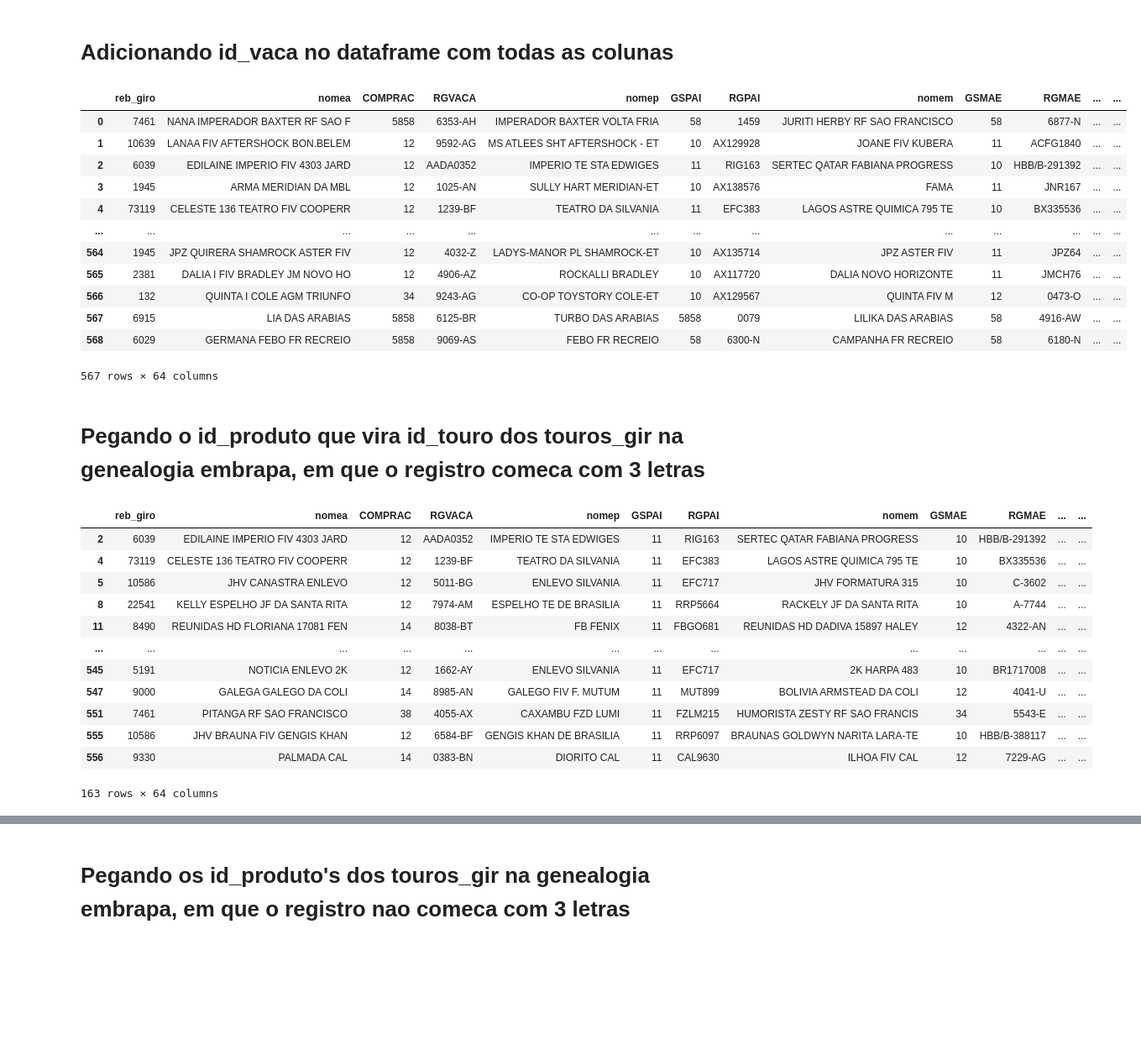
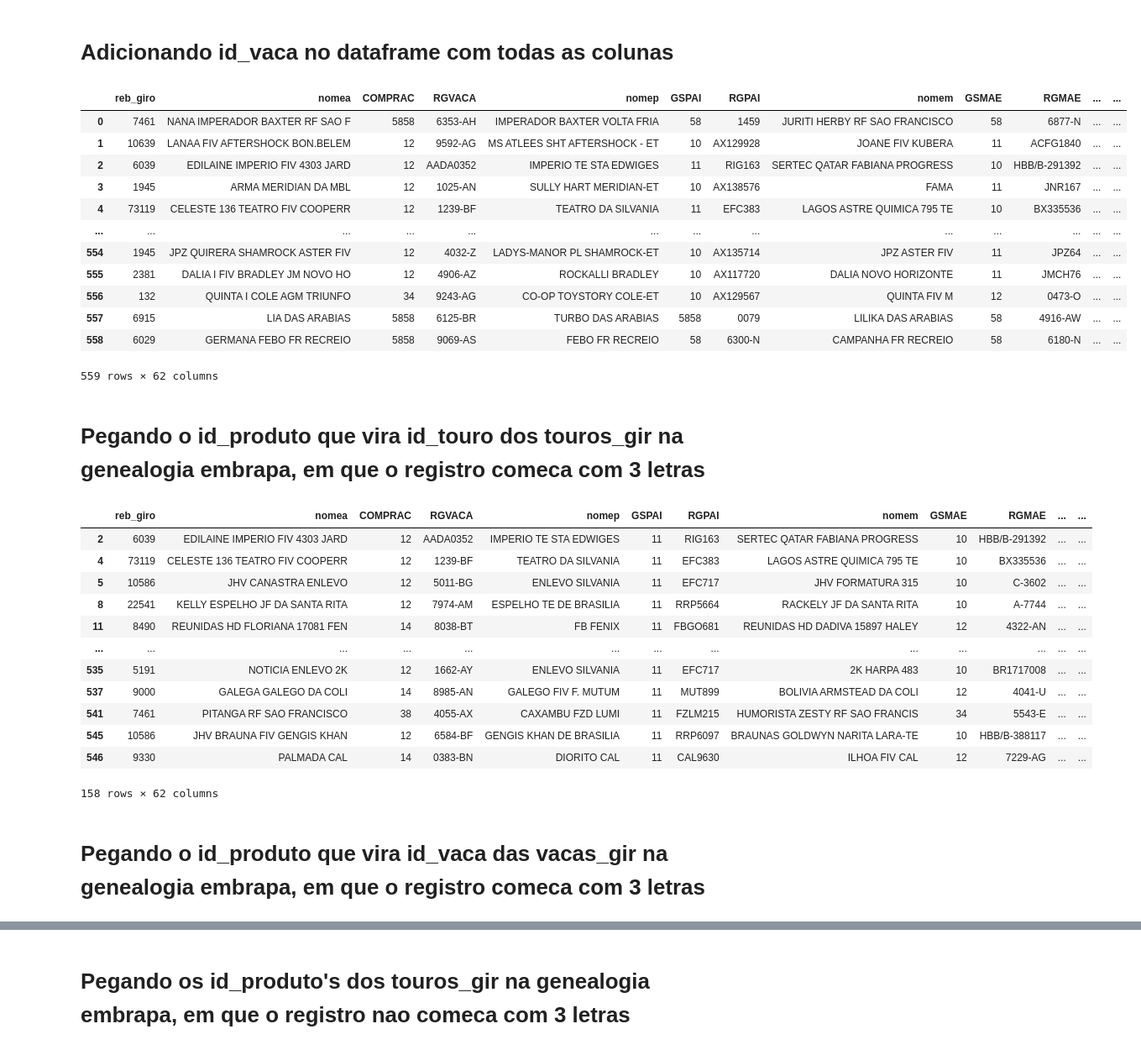
Before and after one commit to macheuz/dados_PNMGL, a Jupyter notebook: criando_id_produto_animais_sem_id.ipynb, the cells around one changed output, grey strips where cells are left out. Shown at 84% size. Drawn from its saved outputs; the diff is of its cells as text; code cells hidden in the pictures; blank space fills up the shorter version.

```diff
--- a/criando_id_produto_animais_sem_id.ipynb
+++ b/criando_id_produto_animais_sem_id.ipynb
@@ -114,0 +120,6 @@ teste
+# %%
+df_animais_sem_id_completo = df_animais_sem_id_completo.rename(columns={'id_produto_drop':'id_touro'})
+df_animais_sem_id_completo = df_animais_sem_id_completo.rename(columns={'id_produto_tes':'id_vaca'})
+df_animais_sem_id_completo = df_animais_sem_id_completo.drop(columns='IDANIMAL_drop')
+df_animais_sem_id_completo = df_animais_sem_id_completo.drop(columns='IDANIMAL_tes')
+df_animais_sem_id_completo
@@ -117,5 +142,5 @@ teste
 # %%
-df_id_touro = pd.merge(df_todas_colunas, df_genealogia_embrapa[['id_produto', 'cod_prod']], left_on=['cod_pai'], right_on=['cod_prod'], suffixes=('', '_drop'))
+df_id_touro = pd.merge(df_animais_sem_id_completo, df_genealogia_embrapa[['id_produto', 'cod_prod']], left_on=['cod_pai'], right_on=['cod_prod'], suffixes=('', '_drop'))
 df_id_touro
 # %% [output]
 |  | reb_giro | nomea | COMPRAC | RGVACA | nomep | GSPAI | RGPAI | nomem | GSMAE | RGMAE | ... | ... |
@@ -134,10 +159,11 @@ df_id_touro
 # %% [markdown]
 # Adicionando o id_touro no dataframe com todas as colunas pelo id_animal
 # %%
-df_todas_colunas = pd.merge(df_todas_colunas, df_id_touro[['IDANIMAL','id_produto_drop']], on=['IDANIMAL'], how='left')
-df_todas_colunas = df_todas_colunas.drop_duplicates()
-df_todas_colunas = df_todas_colunas.rename(columns={'id_produto_drop':'id_touro'})
-df_todas_colunas
+df_animais_sem_id_completo = pd.merge(df_animais_sem_id_completo, df_id_touro[['IDANIMAL','id_produto_drop']], on=['IDANIMAL'], how='left')
+df_animais_sem_id_completo = df_animais_sem_id_completo.drop_duplicates()
+df_animais_sem_id_completo['IDTOURO'].fillna(df_animais_sem_id_completo['id_produto_drop'], inplace=True)
+df_animais_sem_id_completo = df_animais_sem_id_completo.drop(columns='id_produto_drop')
+df_animais_sem_id_completo
 # %% [output]
 |  | reb_giro | nomea | COMPRAC | RGVACA | nomep | GSPAI | RGPAI | nomem | GSMAE | RGMAE | ... | ... |
 | 0 | 7461 | NANA IMPERADOR BAXTER RF SAO F | 5858 | 6353-AH | IMPERADOR BAXTER VOLTA FRIA | 58 | 1459 | JURITI HERBY RF SAO FRANCISCO | 58 | 6877-N | ... | ... |
@@ -157,6 +183,5 @@ df_todas_colunas
 # %%
-df_todas_colunas
-df_id_vaca = pd.merge(df_todas_colunas, df_genealogia_embrapa[['id_produto', 'cod_prod']], left_on=['cod_mae'], right_on=['cod_prod'], indicator=True, suffixes=('', '_drop'))
+df_id_vaca = pd.merge(df_animais_sem_id_completo, df_genealogia_embrapa[['id_produto', 'cod_prod']], left_on=['cod_mae'], right_on=['cod_prod'], indicator=True, suffixes=('', '_drop'))
 df_id_vaca
 # %% [output]
 |  | reb_giro | nomea | COMPRAC | RGVACA | nomep | GSPAI | RGPAI | nomem | GSMAE | RGMAE | ... | ... |
@@ -175,10 +200,11 @@ df_id_vaca
 # %% [markdown]
 # Adicionando id_vaca no dataframe com todas as colunas
 # %%
-df_todas_colunas = pd.merge(df_todas_colunas, df_id_vaca[['IDANIMAL','id_produto_drop']], on=['IDANIMAL'], how='left')
-df_todas_colunas = df_todas_colunas.drop_duplicates()
-df_todas_colunas = df_todas_colunas.rename(columns={'id_produto_drop':'id_vaca'})
-df_todas_colunas
+df_animais_sem_id_completo = pd.merge(df_animais_sem_id_completo, df_id_vaca[['IDANIMAL','id_produto_drop']], on=['IDANIMAL'], how='left')
+df_animais_sem_id_completo = df_animais_sem_id_completo.drop_duplicates()
+df_animais_sem_id_completo['IDVACA'].fillna(df_animais_sem_id_completo['id_produto_drop'], inplace=True)
+df_animais_sem_id_completo = df_animais_sem_id_completo.drop(columns='id_produto_drop')
+df_animais_sem_id_completo
 # %% [output]
 |  | reb_giro | nomea | COMPRAC | RGVACA | nomep | GSPAI | RGPAI | nomem | GSMAE | RGMAE | ... | ... |
 | 0 | 7461 | NANA IMPERADOR BAXTER RF SAO F | 5858 | 6353-AH | IMPERADOR BAXTER VOLTA FRIA | 58 | 1459 | JURITI HERBY RF SAO FRANCISCO | 58 | 6877-N | ... | ... |
@@ -186,18 +212,18 @@ df_todas_colunas
 | 2 | 6039 | EDILAINE IMPERIO FIV 4303 JARD | 12 | AADA0352 | IMPERIO TE STA EDWIGES | 11 | RIG163 | SERTEC QATAR FABIANA PROGRESS | 10 | HBB/B-291392 | ... | ... |
 | 3 | 1945 | ARMA MERIDIAN DA MBL | 12 | 1025-AN | SULLY HART MERIDIAN-ET | 10 | AX138576 | FAMA | 11 | JNR167 | ... | ... |
 | 4 | 73119 | CELESTE 136 TEATRO FIV COOPERR | 12 | 1239-BF | TEATRO DA SILVANIA | 11 | EFC383 | LAGOS ASTRE QUIMICA 795 TE | 10 | BX335536 | ... | ... |
 | ... | ... | ... | ... | ... | ... | ... | ... | ... | ... | ... | ... | ... |
-| 564 | 1945 | JPZ QUIRERA SHAMROCK ASTER FIV | 12 | 4032-Z | LADYS-MANOR PL SHAMROCK-ET | 10 | AX135714 | JPZ ASTER FIV | 11 | JPZ64 | ... | ... |
-| 565 | 2381 | DALIA I FIV BRADLEY JM NOVO HO | 12 | 4906-AZ | ROCKALLI BRADLEY | 10 | AX117720 | DALIA NOVO HORIZONTE | 11 | JMCH76 | ... | ... |
-| 566 | 132 | QUINTA I COLE AGM TRIUNFO | 34 | 9243-AG | CO-OP TOYSTORY COLE-ET | 10 | AX129567 | QUINTA FIV M | 12 | 0473-O | ... | ... |
-| 567 | 6915 | LIA DAS ARABIAS | 5858 | 6125-BR | TURBO DAS ARABIAS | 5858 | 0079 | LILIKA DAS ARABIAS | 58 | 4916-AW | ... | ... |
-| 568 | 6029 | GERMANA FEBO FR RECREIO | 5858 | 9069-AS | FEBO FR RECREIO | 58 | 6300-N | CAMPANHA FR RECREIO | 58 | 6180-N | ... | ... |
+| 554 | 1945 | JPZ QUIRERA SHAMROCK ASTER FIV | 12 | 4032-Z | LADYS-MANOR PL SHAMROCK-ET | 10 | AX135714 | JPZ ASTER FIV | 11 | JPZ64 | ... | ... |
+| 555 | 2381 | DALIA I FIV BRADLEY JM NOVO HO | 12 | 4906-AZ | ROCKALLI BRADLEY | 10 | AX117720 | DALIA NOVO HORIZONTE | 11 | JMCH76 | ... | ... |
+| 556 | 132 | QUINTA I COLE AGM TRIUNFO | 34 | 9243-AG | CO-OP TOYSTORY COLE-ET | 10 | AX129567 | QUINTA FIV M | 12 | 0473-O | ... | ... |
+| 557 | 6915 | LIA DAS ARABIAS | 5858 | 6125-BR | TURBO DAS ARABIAS | 5858 | 0079 | LILIKA DAS ARABIAS | 58 | 4916-AW | ... | ... |
+| 558 | 6029 | GERMANA FEBO FR RECREIO | 5858 | 9069-AS | FEBO FR RECREIO | 58 | 6300-N | CAMPANHA FR RECREIO | 58 | 6180-N | ... | ... |
-567 rows × 64 columns
+559 rows × 62 columns
 # %% [markdown]
 # Pegando o id_produto que vira id_touro dos touros_gir na genealogia embrapa, em que o registro comeca com 3 letras
 # %%
 # somente gs_pai=11 e gs = 0 na genealogia
-df_sub_tabela_gir = df_todas_colunas[df_todas_colunas['GSPAI']==11]
+df_sub_tabela_gir = df_animais_sem_id_completo[df_animais_sem_id_completo['GSPAI']==11]
 df_sub_tabela_gir = df_sub_tabela_gir[df_sub_tabela_gir['RGPAI'].apply(lambda x: bool(re.match(r'^[a-zA-Z]{3}', x)))]
 df_sub_tabela_gir
 # %% [output]
@@ -208,9 +234,11 @@ df_sub_tabela_gir
 | 8 | 22541 | KELLY ESPELHO JF DA SANTA RITA | 12 | 7974-AM | ESPELHO TE DE BRASILIA | 11 | RRP5664 | RACKELY JF DA SANTA RITA | 10 | A-7744 | ... | ... |
 | 11 | 8490 | REUNIDAS HD FLORIANA 17081 FEN | 14 | 8038-BT | FB FENIX | 11 | FBGO681 | REUNIDAS HD DADIVA 15897 HALEY | 12 | 4322-AN | ... | ... |
 | ... | ... | ... | ... | ... | ... | ... | ... | ... | ... | ... | ... | ... |
-| 545 | 5191 | NOTICIA ENLEVO 2K | 12 | 1662-AY | ENLEVO SILVANIA | 11 | EFC717 | 2K HARPA 483 | 10 | BR1717008 | ... | ... |
-| 547 | 9000 | GALEGA GALEGO DA COLI | 14 | 8985-AN | GALEGO FIV F. MUTUM | 11 | MUT899 | BOLIVIA ARMSTEAD DA COLI | 12 | 4041-U | ... | ... |
-| 551 | 7461 | PITANGA RF SAO FRANCISCO | 38 | 4055-AX | CAXAMBU FZD LUMI | 11 | FZLM215 | HUMORISTA ZESTY RF SAO FRANCIS | 34 | 5543-E | ... | ... |
-| 555 | 10586 | JHV BRAUNA FIV GENGIS KHAN | 12 | 6584-BF | GENGIS KHAN DE BRASILIA | 11 | RRP6097 | BRAUNAS GOLDWYN NARITA LARA-TE | 10 | HBB/B-388117 | ... | ... |
-| 556 | 9330 | PALMADA CAL | 14 | 0383-BN | DIORITO CAL | 11 | CAL9630 | ILHOA FIV CAL | 12 | 7229-AG | ... | ... |
+| 535 | 5191 | NOTICIA ENLEVO 2K | 12 | 1662-AY | ENLEVO SILVANIA | 11 | EFC717 | 2K HARPA 483 | 10 | BR1717008 | ... | ... |
+| 537 | 9000 | GALEGA GALEGO DA COLI | 14 | 8985-AN | GALEGO FIV F. MUTUM | 11 | MUT899 | BOLIVIA ARMSTEAD DA COLI | 12 | 4041-U | ... | ... |
+| 541 | 7461 | PITANGA RF SAO FRANCISCO | 38 | 4055-AX | CAXAMBU FZD LUMI | 11 | FZLM215 | HUMORISTA ZESTY RF SAO FRANCIS | 34 | 5543-E | ... | ... |
+| 545 | 10586 | JHV BRAUNA FIV GENGIS KHAN | 12 | 6584-BF | GENGIS KHAN DE BRASILIA | 11 | RRP6097 | BRAUNAS GOLDWYN NARITA LARA-TE | 10 | HBB/B-388117 | ... | ... |
+| 546 | 9330 | PALMADA CAL | 14 | 0383-BN | DIORITO CAL | 11 | CAL9630 | ILHOA FIV CAL | 12 | 7229-AG | ... | ... |
-163 rows × 64 columns
+158 rows × 62 columns
+# %% [markdown]
+# Pegando o id_produto que vira id_vaca das vacas_gir na genealogia embrapa, em que o registro comeca com 3 letras
```
Also changed, not shown: parts of 50 cells of this notebook, 1 other file.
